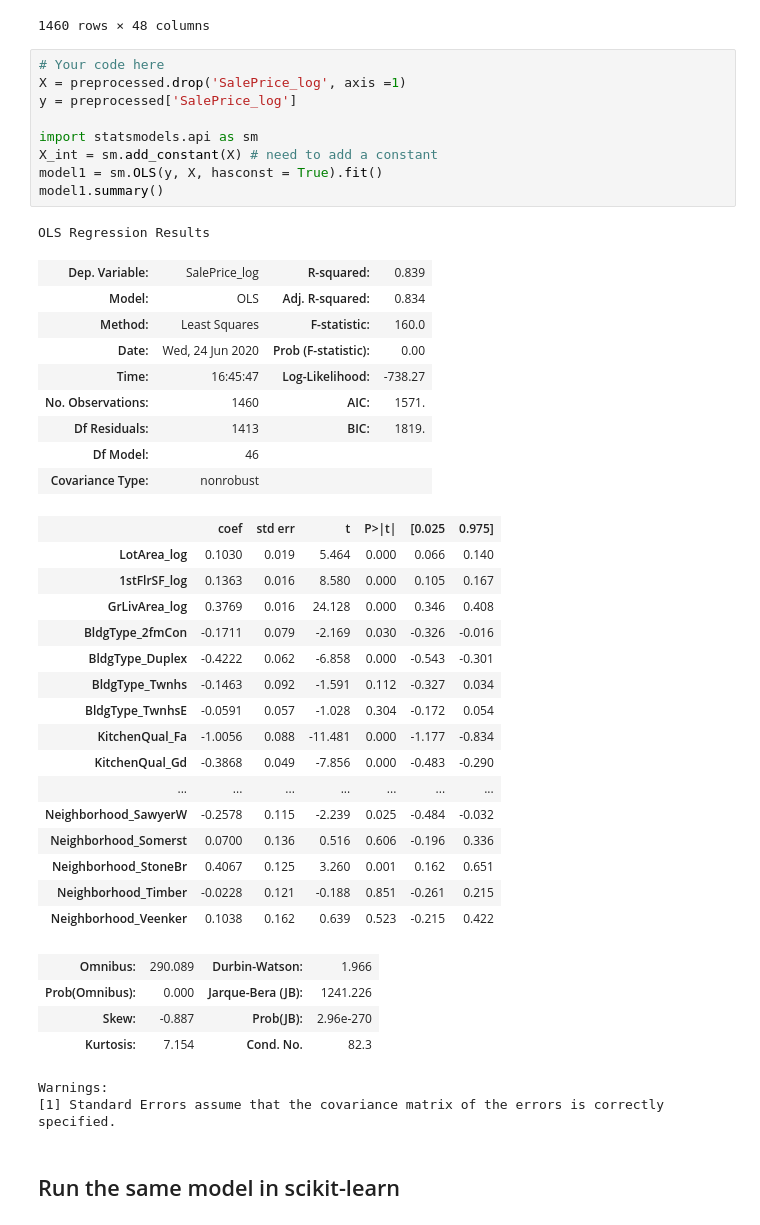
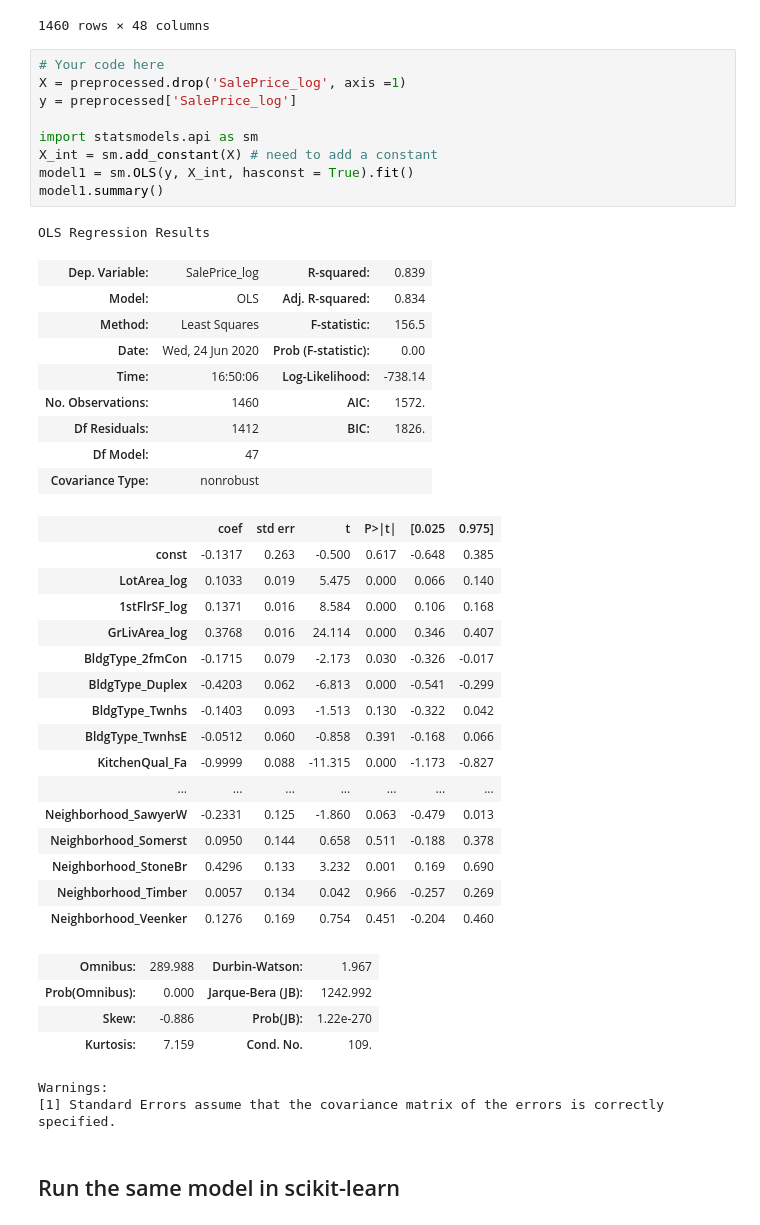
Before and after one commit to polyglottraveler/dsc-multiple-linear-regression-statsmodels-lab-hbs-ds-060120, a Jupyter notebook: index.ipynb, the cells around one changed output. Drawn from its saved outputs; the diff is of its cells as text.

```diff
--- a/index.ipynb
+++ b/index.ipynb
@@ -90,43 +90,43 @@ preprocessed
 # %%
 # Your code here
 X = preprocessed.drop('SalePrice_log', axis =1)
 y = preprocessed['SalePrice_log']
 
 import statsmodels.api as sm
 X_int = sm.add_constant(X) # need to add a constant
-model1 = sm.OLS(y, X, hasconst = True).fit()
+model1 = sm.OLS(y, X_int, hasconst = True).fit()
 model1.summary()
 # %% [output]
 OLS Regression Results
 | Dep. Variable: | SalePrice_log | R-squared: | 0.839 |
 | Model: | OLS | Adj. R-squared: | 0.834 |
-| Method: | Least Squares | F-statistic: | 160.0 |
+| Method: | Least Squares | F-statistic: | 156.5 |
 | Date: | Wed, 24 Jun 2020 | Prob (F-statistic): | 0.00 |
-| Time: | 16:45:47 | Log-Likelihood: | -738.27 |
-| No. Observations: | 1460 | AIC: | 1571. |
-| Df Residuals: | 1413 | BIC: | 1819. |
-| Df Model: | 46 |  |  |
+| Time: | 16:50:06 | Log-Likelihood: | -738.14 |
+| No. Observations: | 1460 | AIC: | 1572. |
+| Df Residuals: | 1412 | BIC: | 1826. |
+| Df Model: | 47 |  |  |
 | Covariance Type: | nonrobust |  |  |
 |  | coef | std err | t | P>|t| | [0.025 | 0.975] |
-| LotArea_log | 0.1030 | 0.019 | 5.464 | 0.000 | 0.066 | 0.140 |
-| 1stFlrSF_log | 0.1363 | 0.016 | 8.580 | 0.000 | 0.105 | 0.167 |
-| GrLivArea_log | 0.3769 | 0.016 | 24.128 | 0.000 | 0.346 | 0.408 |
-| BldgType_2fmCon | -0.1711 | 0.079 | -2.169 | 0.030 | -0.326 | -0.016 |
-| BldgType_Duplex | -0.4222 | 0.062 | -6.858 | 0.000 | -0.543 | -0.301 |
-| BldgType_Twnhs | -0.1463 | 0.092 | -1.591 | 0.112 | -0.327 | 0.034 |
-| BldgType_TwnhsE | -0.0591 | 0.057 | -1.028 | 0.304 | -0.172 | 0.054 |
-| KitchenQual_Fa | -1.0056 | 0.088 | -11.481 | 0.000 | -1.177 | -0.834 |
-| KitchenQual_Gd | -0.3868 | 0.049 | -7.856 | 0.000 | -0.483 | -0.290 |
+| const | -0.1317 | 0.263 | -0.500 | 0.617 | -0.648 | 0.385 |
+| LotArea_log | 0.1033 | 0.019 | 5.475 | 0.000 | 0.066 | 0.140 |
+| 1stFlrSF_log | 0.1371 | 0.016 | 8.584 | 0.000 | 0.106 | 0.168 |
+| GrLivArea_log | 0.3768 | 0.016 | 24.114 | 0.000 | 0.346 | 0.407 |
+| BldgType_2fmCon | -0.1715 | 0.079 | -2.173 | 0.030 | -0.326 | -0.017 |
+| BldgType_Duplex | -0.4203 | 0.062 | -6.813 | 0.000 | -0.541 | -0.299 |
+| BldgType_Twnhs | -0.1403 | 0.093 | -1.513 | 0.130 | -0.322 | 0.042 |
+| BldgType_TwnhsE | -0.0512 | 0.060 | -0.858 | 0.391 | -0.168 | 0.066 |
+| KitchenQual_Fa | -0.9999 | 0.088 | -11.315 | 0.000 | -1.173 | -0.827 |
 | ... | ... | ... | ... | ... | ... | ... |
-| Neighborhood_SawyerW | -0.2578 | 0.115 | -2.239 | 0.025 | -0.484 | -0.032 |
-| Neighborhood_Somerst | 0.0700 | 0.136 | 0.516 | 0.606 | -0.196 | 0.336 |
-| Neighborhood_StoneBr | 0.4067 | 0.125 | 3.260 | 0.001 | 0.162 | 0.651 |
-| Neighborhood_Timber | -0.0228 | 0.121 | -0.188 | 0.851 | -0.261 | 0.215 |
-| Neighborhood_Veenker | 0.1038 | 0.162 | 0.639 | 0.523 | -0.215 | 0.422 |
+| Neighborhood_SawyerW | -0.2331 | 0.125 | -1.860 | 0.063 | -0.479 | 0.013 |
+| Neighborhood_Somerst | 0.0950 | 0.144 | 0.658 | 0.511 | -0.188 | 0.378 |
+| Neighborhood_StoneBr | 0.4296 | 0.133 | 3.232 | 0.001 | 0.169 | 0.690 |
+| Neighborhood_Timber | 0.0057 | 0.134 | 0.042 | 0.966 | -0.257 | 0.269 |
+| Neighborhood_Veenker | 0.1276 | 0.169 | 0.754 | 0.451 | -0.204 | 0.460 |
-| Omnibus: | 290.089 | Durbin-Watson: | 1.966 |
-| Prob(Omnibus): | 0.000 | Jarque-Bera (JB): | 1241.226 |
-| Skew: | -0.887 | Prob(JB): | 2.96e-270 |
-| Kurtosis: | 7.154 | Cond. No. | 82.3 |
+| Omnibus: | 289.988 | Durbin-Watson: | 1.967 |
+| Prob(Omnibus): | 0.000 | Jarque-Bera (JB): | 1242.992 |
+| Skew: | -0.886 | Prob(JB): | 1.22e-270 |
+| Kurtosis: | 7.159 | Cond. No. | 109. |
 Warnings:
 [1] Standard Errors assume that the covariance matrix of the errors is correctly specified.
 # %% [markdown]
```
